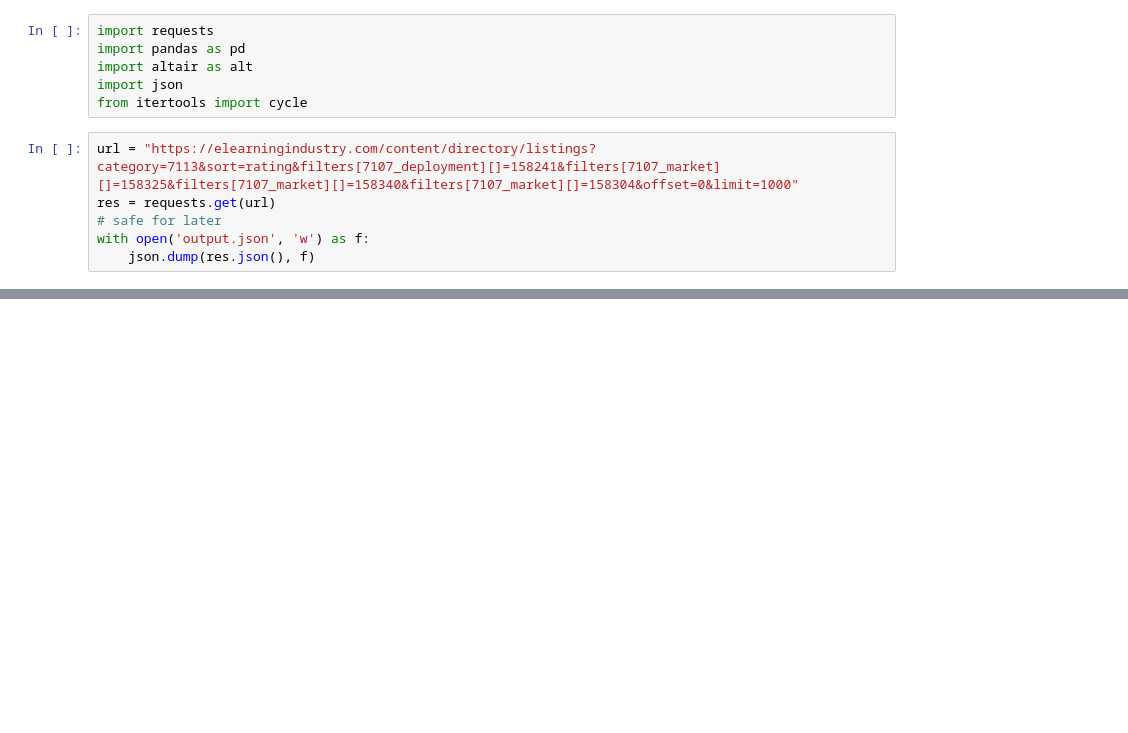
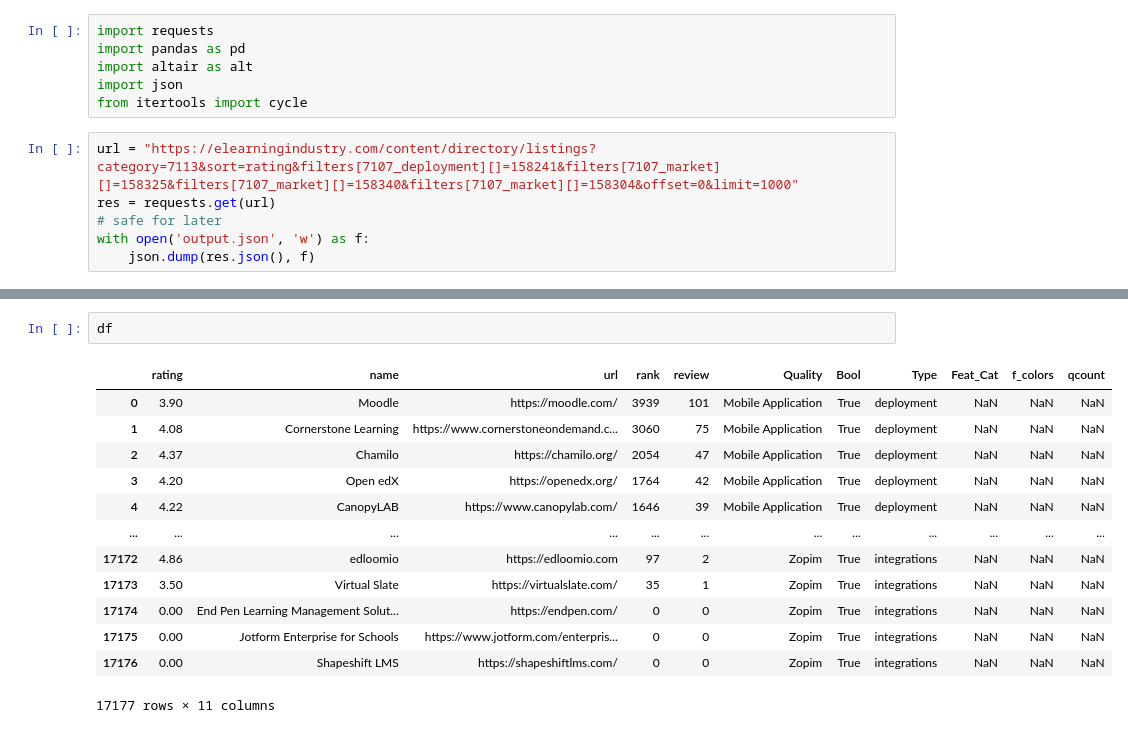
Before and after one commit to cllghn/datasets, a Jupyter notebook: LMS/pulling-lms-data.ipynb, the cells around one changed output, grey strips where cells are left out. Drawn from its saved outputs; the diff is of its cells as text; blank space fills up the shorter version.

```diff
--- a/LMS/pulling-lms-data.ipynb
+++ b/LMS/pulling-lms-data.ipynb
@@ -131,2 +143,18 @@ df['f_colors'] = df['Feat_Cat'].replace(category_mapping)
+# %%
+df
+# %% [output]
+|  | rating | name | url | rank | review | Quality | Bool | Type | Feat_Cat | f_colors | qcount |
+| 0 | 3.90 | Moodle | https://moodle.com/ | 3939 | 101 | Mobile Application | True | deployment | NaN | NaN | NaN |
+| 1 | 4.08 | Cornerstone Learning | https://www.cornerstoneondemand.c... | 3060 | 75 | Mobile Application | True | deployment | NaN | NaN | NaN |
+| 2 | 4.37 | Chamilo | https://chamilo.org/ | 2054 | 47 | Mobile Application | True | deployment | NaN | NaN | NaN |
+| 3 | 4.20 | Open edX | https://openedx.org/ | 1764 | 42 | Mobile Application | True | deployment | NaN | NaN | NaN |
+| 4 | 4.22 | CanopyLAB | https://www.canopylab.com/ | 1646 | 39 | Mobile Application | True | deployment | NaN | NaN | NaN |
+| ... | ... | ... | ... | ... | ... | ... | ... | ... | ... | ... | ... |
+| 17172 | 4.86 | edloomio | https://edloomio.com | 97 | 2 | Zopim | True | integrations | NaN | NaN | NaN |
+| 17173 | 3.50 | Virtual Slate | https://virtualslate.com/ | 35 | 1 | Zopim | True | integrations | NaN | NaN | NaN |
+| 17174 | 0.00 | End Pen Learning Management Solut... | https://endpen.com/ | 0 | 0 | Zopim | True | integrations | NaN | NaN | NaN |
+| 17175 | 0.00 | Jotform Enterprise for Schools | https://www.jotform.com/enterpris... | 0 | 0 | Zopim | True | integrations | NaN | NaN | NaN |
+| 17176 | 0.00 | Shapeshift LMS | https://shapeshiftlms.com/ | 0 | 0 | Zopim | True | integrations | NaN | NaN | NaN |
+17177 rows × 11 columns
 # %%
 alt.data_transformers.disable_max_rows()
```
Also changed, not shown: parts of 3 cells of this notebook, 1 other file.
